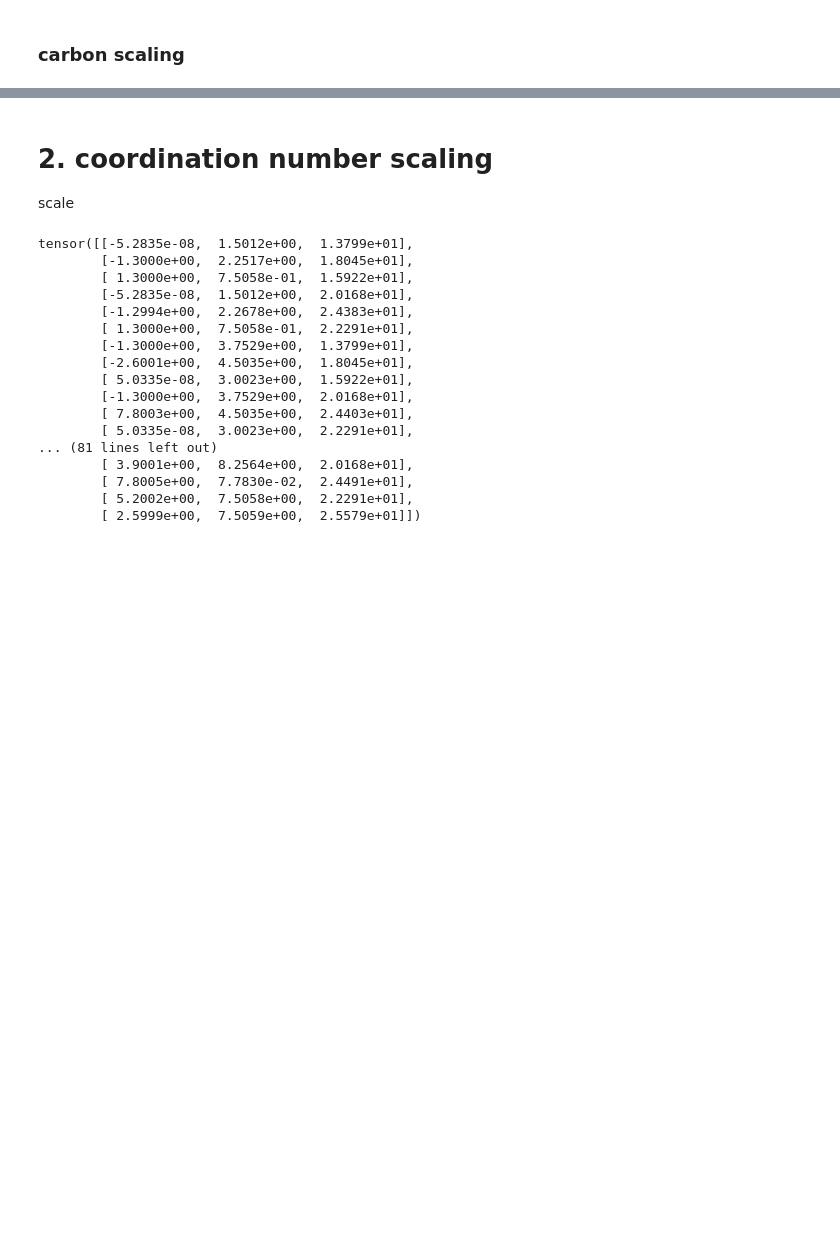
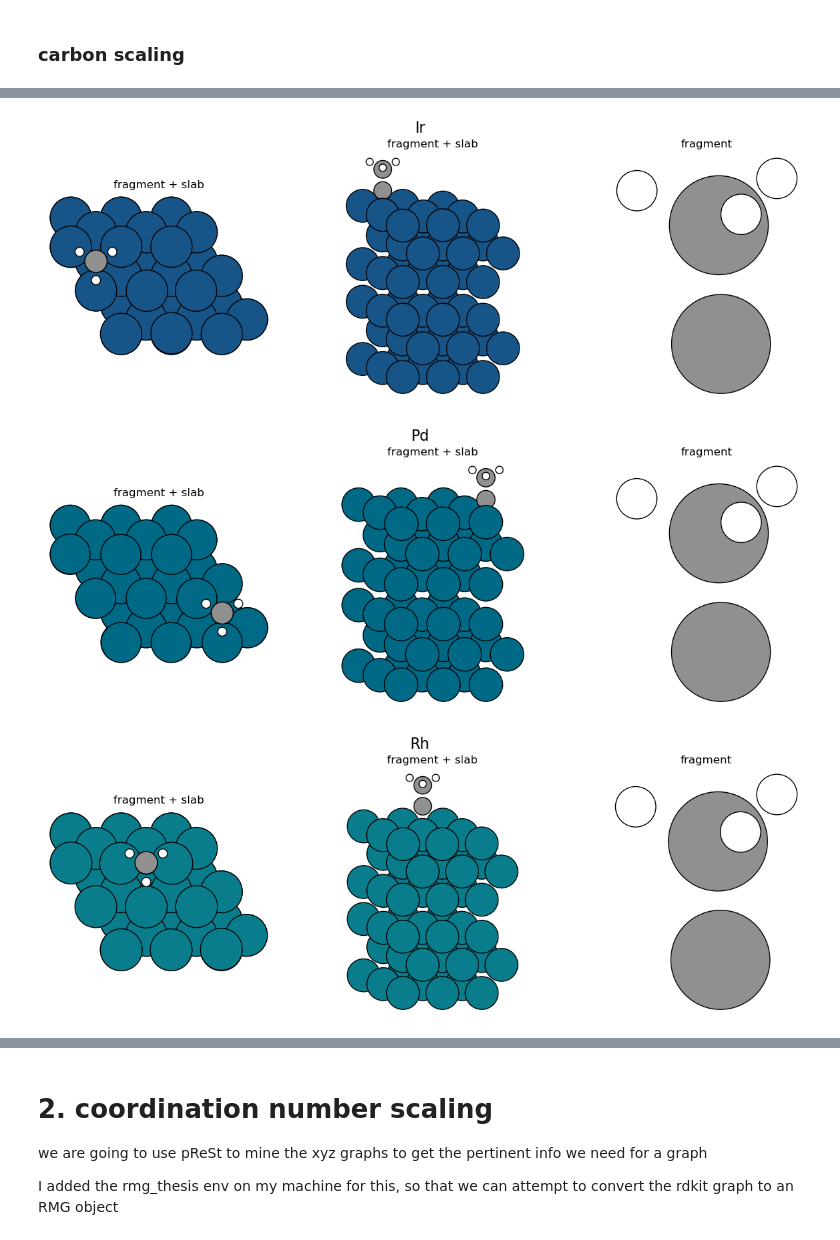
Before and after one commit to ChrisBNEU/thesis_work, a Jupyter notebook: ocp_scaling_relations.ipynb, the cells around one changed output, grey strips where cells are left out. Saved outputs shown, nothing was run; the diff lists cells and outputs as text; code cells hidden in the pictures; blank space fills up the shorter version.

```diff
--- a/ocp_scaling_relations.ipynb
+++ b/ocp_scaling_relations.ipynb
@@ -427,0 +458,11 @@ molecule energy:  2.686695048732199
+# %%
+for metal, key in bind_en_ah_ids.items():
+    metal_2_plot = key
+    frag_slab_atoms_1 = metal_dict_bes[metal_2_plot]["atomic_numbers"]
+    frag_slab_positions_1 =  metal_dict_bes[metal_2_plot]["pos_relaxed"]
+    frag_slab_1 = Atoms(frag_slab_atoms_1, positions=frag_slab_positions_1)
+    plot_frag_and_slab(frag_slab_1, metal)
+# %% [output]
+[figure, added]
+[figure, added]
+[figure, added]
@@ -428,23 +473,5 @@ molecule energy:  2.686695048732199
 # %% [markdown]
 # 2. coordination number scaling
-scale
+we are going to use pReSt to mine the xyz graphs to get the pertinent info we need for a graph
+
+I added the rmg_thesis env on my machine for this, so that we can attempt to convert the rdkit graph to an RMG object
-# %%
-positions = metal_dict[1846594]["pos_relaxed"]
-# %% [output]
-tensor([[-5.2835e-08,  1.5012e+00,  1.3799e+01],
-        [-1.3000e+00,  2.2517e+00,  1.8045e+01],
-        [ 1.3000e+00,  7.5058e-01,  1.5922e+01],
-        [-5.2835e-08,  1.5012e+00,  2.0168e+01],
-        [-1.2994e+00,  2.2678e+00,  2.4383e+01],
-        [ 1.3000e+00,  7.5058e-01,  2.2291e+01],
-        [-1.3000e+00,  3.7529e+00,  1.3799e+01],
-        [-2.6001e+00,  4.5035e+00,  1.8045e+01],
-        [ 5.0335e-08,  3.0023e+00,  1.5922e+01],
-        [-1.3000e+00,  3.7529e+00,  2.0168e+01],
-        [ 7.8003e+00,  4.5035e+00,  2.4403e+01],
-        [ 5.0335e-08,  3.0023e+00,  2.2291e+01],
-... (81 lines left out)
-        [ 3.9001e+00,  8.2564e+00,  2.0168e+01],
-        [ 7.8005e+00,  7.7830e-02,  2.4491e+01],
-        [ 5.2002e+00,  7.5058e+00,  2.2291e+01],
-        [ 2.5999e+00,  7.5059e+00,  2.5579e+01]])
```
Also changed, not shown: parts of 29 cells of this notebook, 11 other files.
